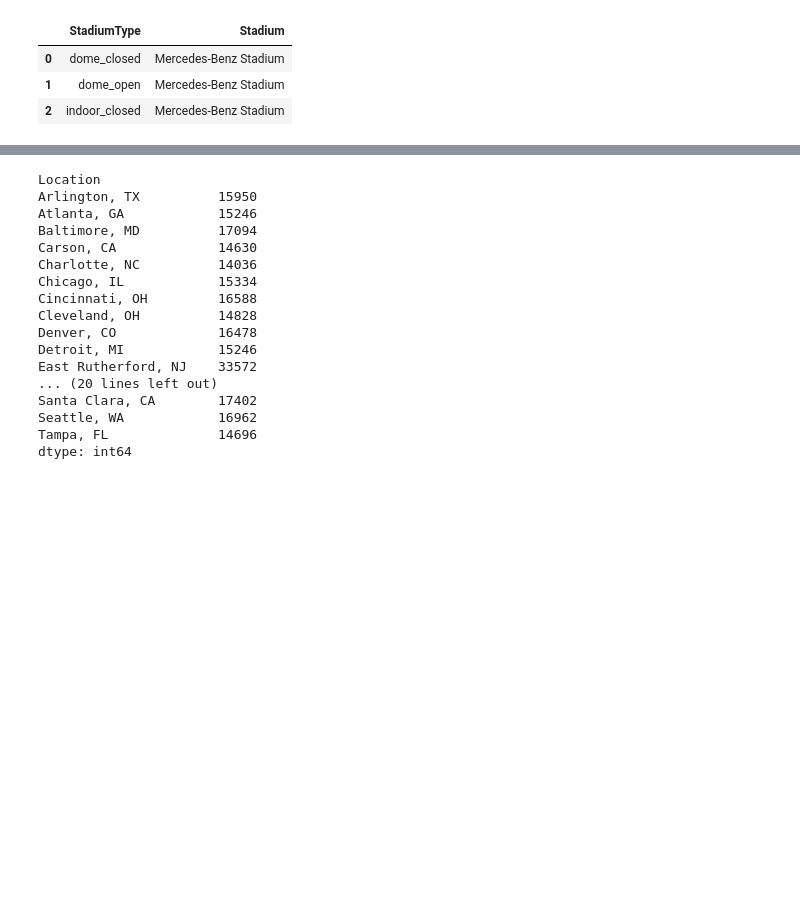
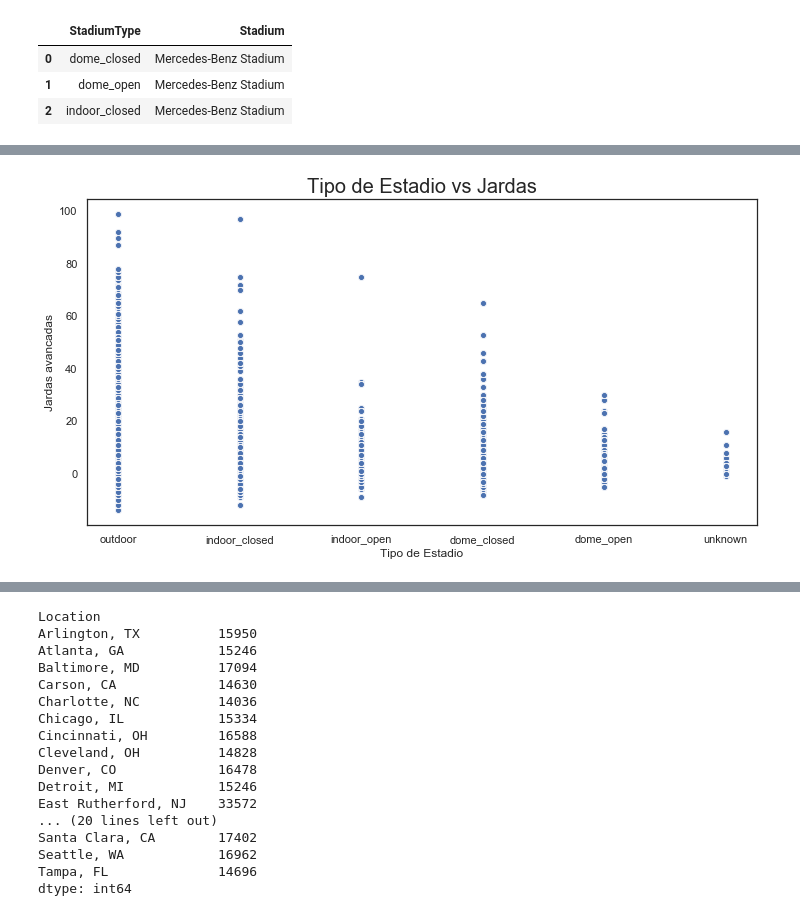
Before and after one commit to RodrigoLima82/kaggle_nfl_big_data_bowl, a Jupyter notebook: kernel/NFL_Data_Exploration.ipynb, the cells around one changed output, grey strips where cells are left out. Drawn from its saved outputs; the diff is of its cells as text; code cells hidden in the pictures; blank space fills up the shorter version.

Commit message:
Atualizacao do tipo indefinido para o tipo de estadio

```diff
--- a/kernel/NFL_Data_Exploration.ipynb
+++ b/kernel/NFL_Data_Exploration.ipynb
@@ -383,0 +397,10 @@ Image(url = '../images/Mercedes_Benz Stadium.jpg')
+# %%
+# Exibe o grafico de scatterPlot com a relacao entre tipo estadio e Jardas
+plt.figure(figsize=(12, 6))
+sns.scatterplot(x='StadiumType', y='Yards', data=train, color='b')
+plt.xlabel('Tipo de Estadio')
+plt.ylabel('Jardas avancadas')
+plt.title('Tipo de Estadio vs Jardas', fontsize=20)
+plt.show()
+# %% [output]
+[figure, added]
```
Also changed, not shown: parts of 15 cells of this notebook, 2 other files.
